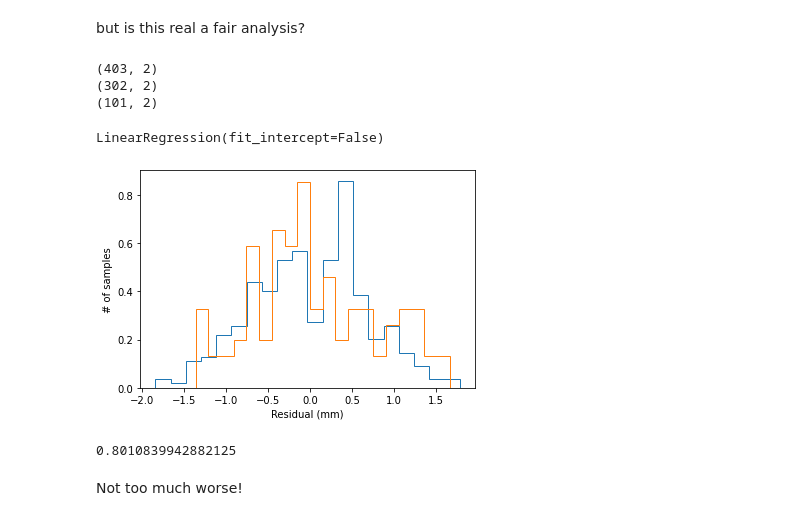
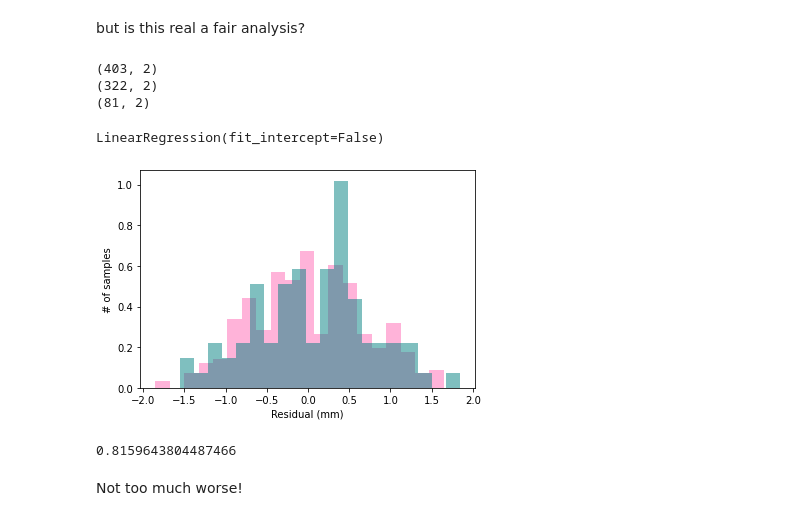
Before and after one commit to ryraut/swdb_2023, a Jupyter notebook: Day1/DarwinExample.ipynb, the cells around one changed output. Cells and saved outputs as stored; diff of their text form; code cells hidden in the pictures.

```diff
--- a/Day1/DarwinExample.ipynb
+++ b/Day1/DarwinExample.ipynb
@@ -123,14 +161,14 @@ LinearModel.score(X75,y75)
 # %% [markdown]
 but is this real a fair analysis?
 # %%
-train_X75,test_X75,train_y75,test_y75 = train_test_split(X75,y75)
+train_X75,test_X75,train_y75,test_y75 = train_test_split(X75,y75,test_size = .2,random_state = 42)
 print(X75.shape)
 print(train_X75.shape)
 print(test_X75.shape)
 # %% [output]
 (403, 2)
-(302, 2)
-(101, 2)
+(322, 2)
+(81, 2)
 # %%
 LinearModel = lm.LinearRegression(fit_intercept=False)
 LinearModel.fit(train_X75,train_y75)
@@ -139,18 +177,18 @@ LinearRegression(fit_intercept=False)
 # %%
 trainprediction75 = LinearModel.predict(train_X75)
 
 testprediction75 = LinearModel.predict(test_X75)
 fig,ax = plt.subplots()
-ax.hist(train_y75-trainprediction75,20,density = True,histtype='step',label='Train Residuals')
-ax.hist(test_y75-testprediction75,20,density = True,histtype='step',label='Test Residuals');
+ax.hist(train_y75-trainprediction75,20,alpha = .5,density = True,histtype='bar',label='Train Residuals',color = 'hotpink')
+ax.hist(test_y75-testprediction75,20,alpha = .5,density = True,histtype='bar',label='Test Residuals',color = 'teal');
 ax.set_ylabel('# of samples')
 ax.set_xlabel('Residual (mm)');
 # %% [output]
-[figure, old version]
+[figure, new version]
 # %%
 LinearModel.score(test_X75,test_y75)
 # %% [output]
-0.8010839942882125
+0.8159643804487466
 # %% [markdown]
 Not too much worse!
 # %% [markdown]
```
Also changed, not shown: parts of 12 cells of this notebook.
